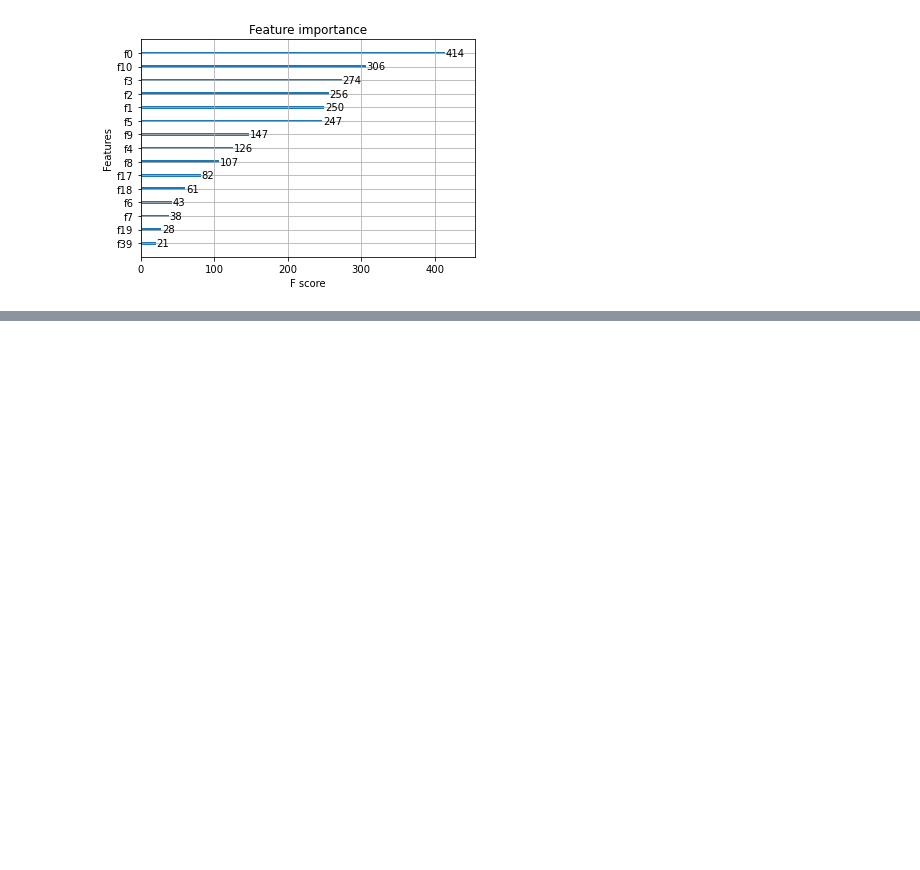
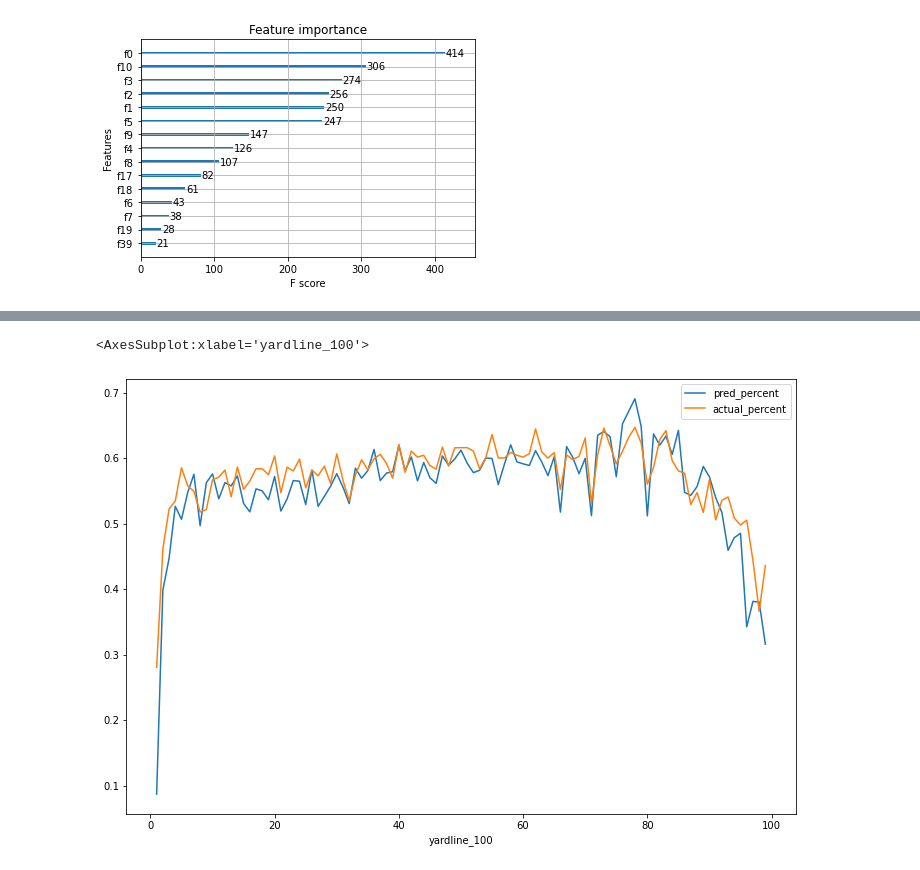
Before and after one commit to jhodgens17/nfl-run-or-pass, a Jupyter notebook: NFL Notebook.ipynb, the cells around one changed output, grey strips where cells are left out. Saved outputs shown, nothing was run; the diff lists cells and outputs as text; code cells hidden in the pictures; blank space fills up the shorter version.

```diff
--- a/NFL Notebook.ipynb
+++ b/NFL Notebook.ipynb
@@ -738,0 +809,6 @@ array([1, 0, 1, ..., 1, 1, 1])
+# %%
+#Plotting passing percentage by field position (acutal v model preidcitions on test data)
+yard.plot.line('yardline_100', ['pred_percent', 'actual_percent'], figsize = (12,8))
+# %% [output]
+<AxesSubplot:xlabel='yardline_100'>
+[figure, added]
```
Also changed, not shown: parts of 46 cells of this notebook, 1 other file.
